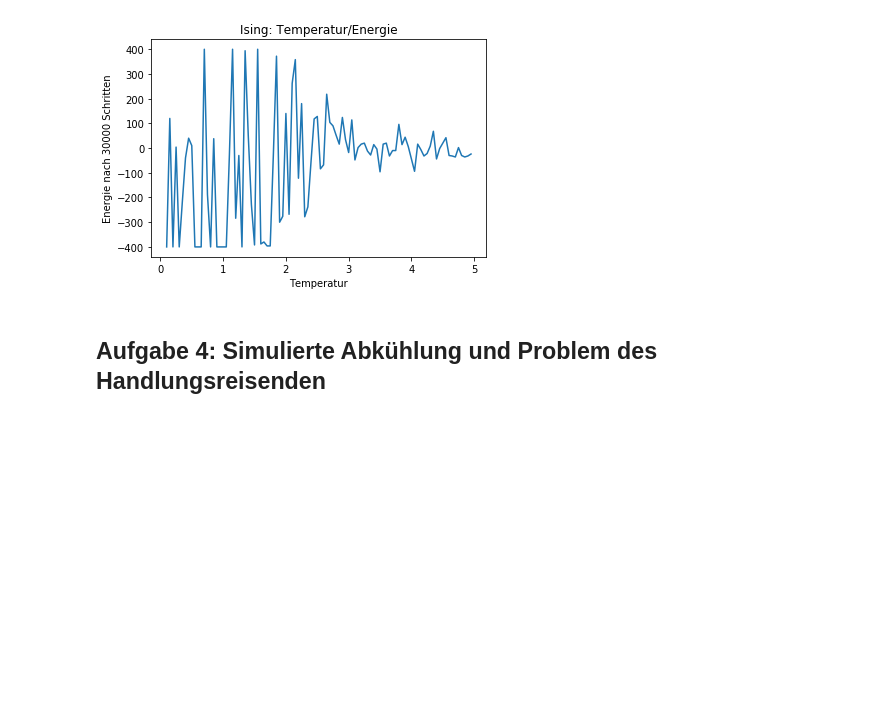
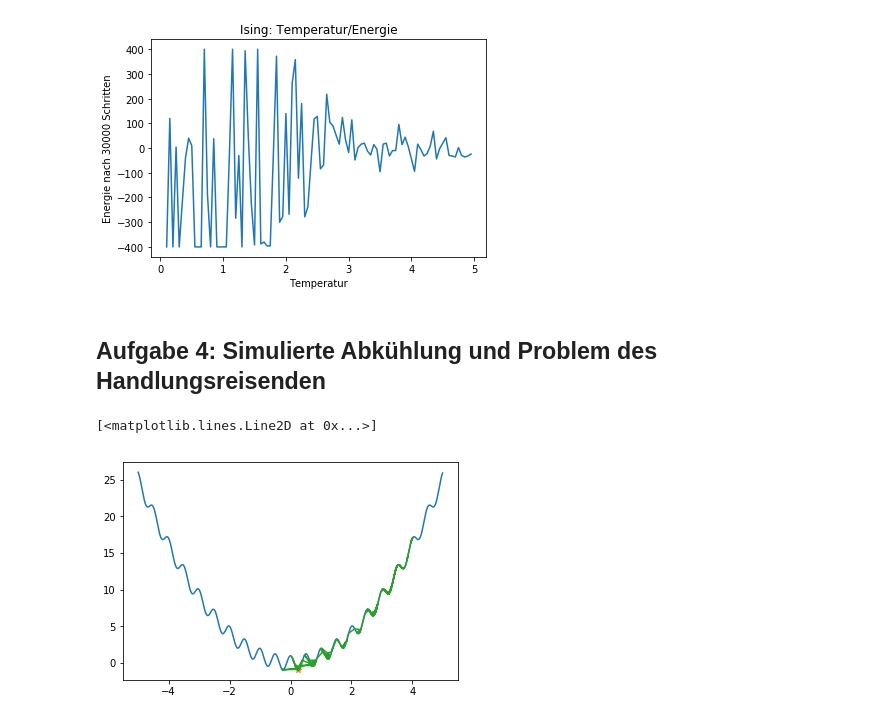
Before and after one commit to darenegade/modellbildung, a Jupyter notebook: Abgabe 4/Abgabe 4.ipynb, the cells around one changed output. Drawn from its saved outputs; the diff is of its cells as text; code cells hidden in the pictures; blank space fills up the shorter version.

```diff
--- a/Abgabe 4/Abgabe 4.ipynb
+++ b/Abgabe 4/Abgabe 4.ipynb
@@ -253,10 +245,7 @@ import time
 nsteps = 30000
 T = 2000
 
-start = time.time()
 Mag, S = ising(T, nsteps)
-end = time.time()
-print(end - start)
 
 plot(Mag)
 xlabel('Zeit')
@@ -291,0 +316,16 @@ Text(0.5,1,'Ising: Temperatur/Energie')
+# %%
+def f1(x, *params):
+    return x**2+math.cos(4*math.pi*x)
+
+
+interval = (-5, 5)
+x0 = 4
+res = annealing(x0, f1, interval, 1000)
+
+range1 = arange(interval[0],interval[1],0.01)
+plot(range1, [f1(r) for r in range1])
+plot(res[0], res[1], '*')
+plot(res[2], res[3])
+# %% [output]
+[<matplotlib.lines.Line2D at 0x...>]
+[figure, added]
```
Also changed, not shown: parts of 3 cells of this notebook.
